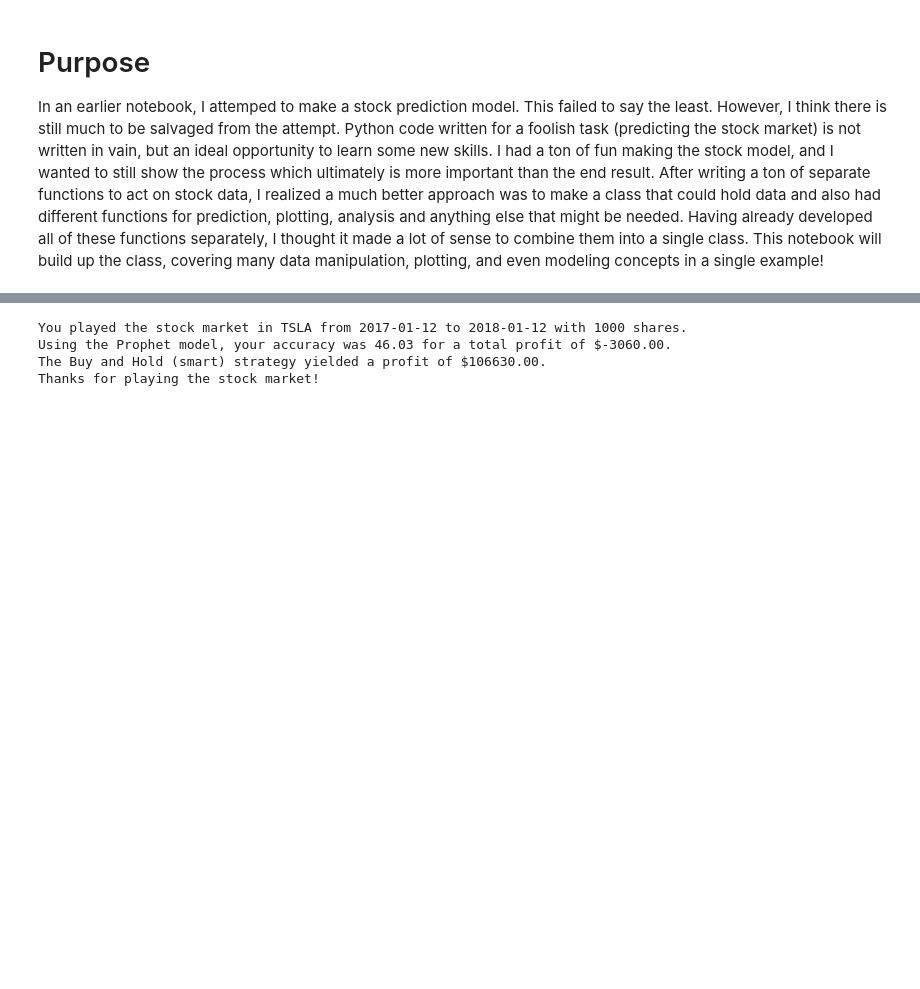
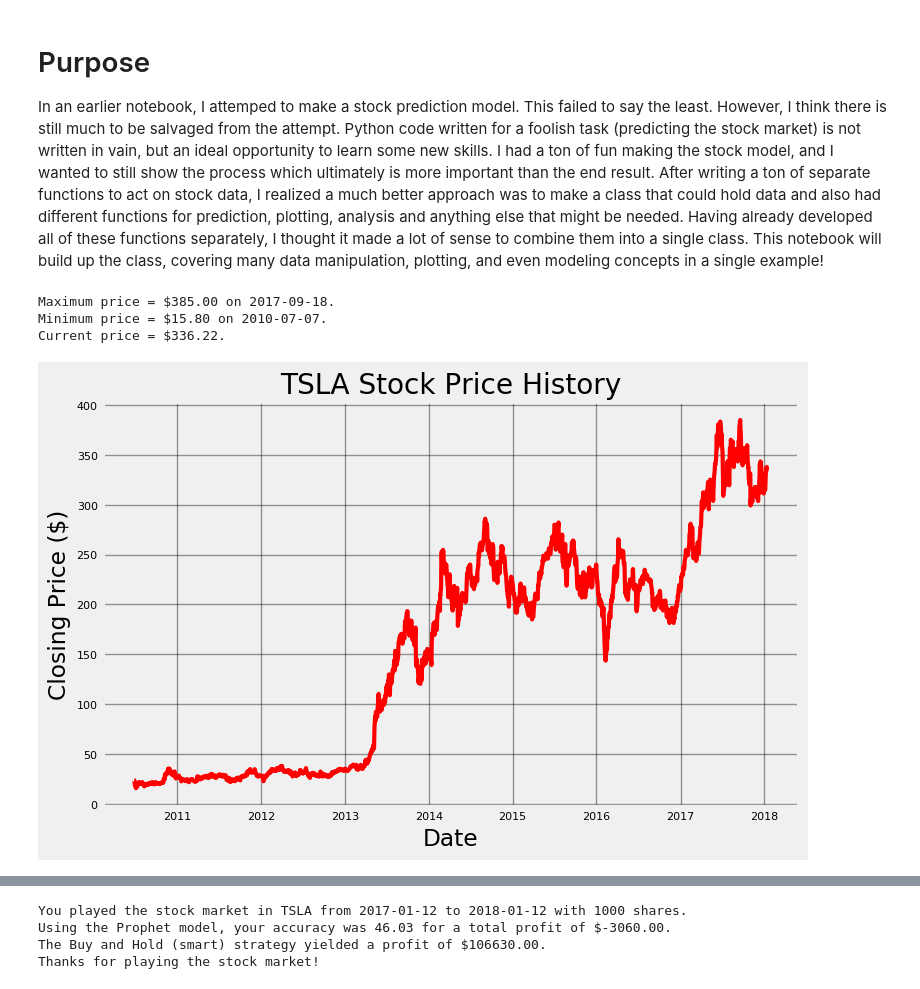
Before and after one commit to WillKoehrsen/Data-Analysis, a Jupyter notebook: additive_models/Stock Explorer Class.ipynb, the cells around one changed output, grey strips where cells are left out. Cells and saved outputs as stored; diff of their text form; code cells hidden in the pictures; blank space fills up the shorter version.

```diff
--- a/additive_models/Stock Explorer Class.ipynb
+++ b/additive_models/Stock Explorer Class.ipynb
@@ -316,6 +367,13 @@ class Stocker():
         plt.grid(alpha=0.2);
 # %%
 tesla = Stocker(ticker='WIKI/TSLA')
+# %%
+tesla.plot_stock()
+# %% [output]
+Maximum price = $385.00 on 2017-09-18.
+Minimum price = $15.80 on 2010-07-07.
+Current price = $336.22.
+[figure, added]
 # %%
 tesla.changepoint_effect()
 # %% [output]
```
Also changed, not shown: parts of 2 cells of this notebook.
